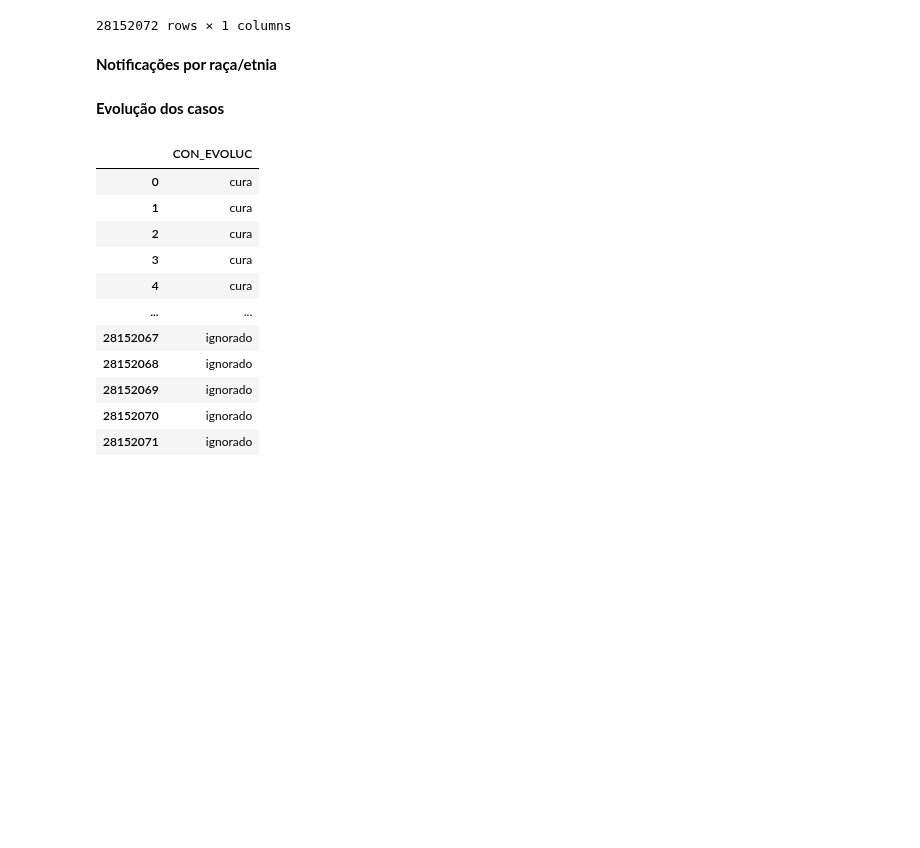
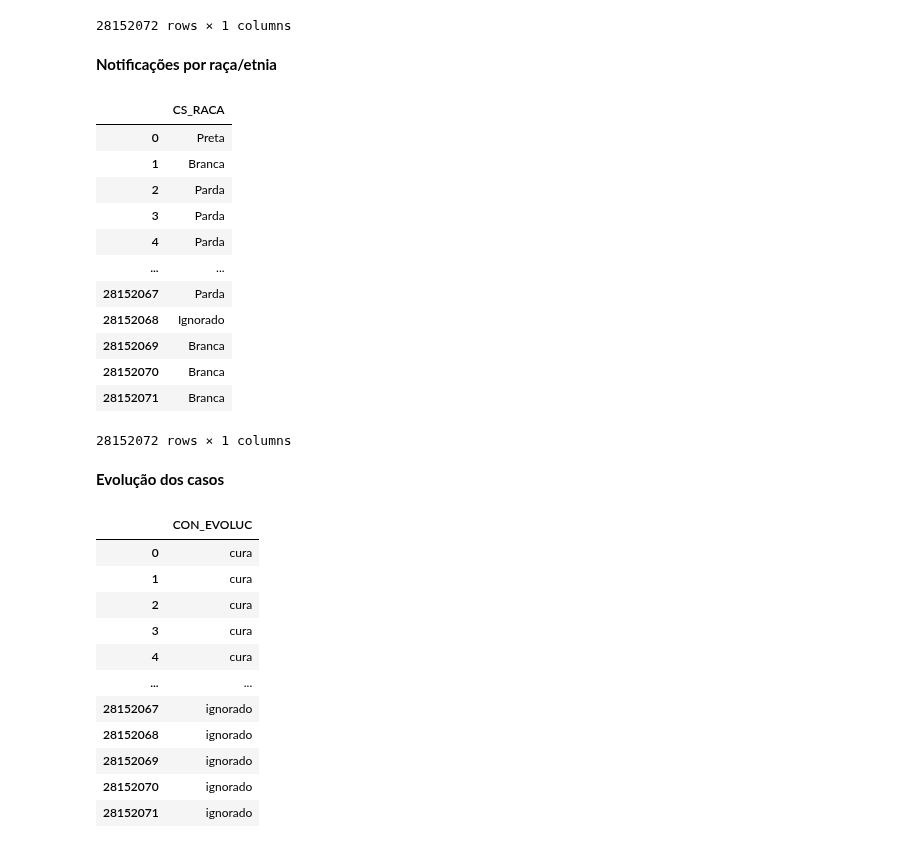
Before and after one commit to Romulol-B/Pysus-IBGE, a Jupyter notebook: sinan.ipynb, the cells around one changed output. Drawn from its saved outputs; the diff is of its cells as text; code cells hidden in the pictures; blank space fills up the shorter version.

```diff
--- a/sinan.ipynb
+++ b/sinan.ipynb
@@ -169,25 +209,41 @@ classi_fin
 # %%
 cs_raca = (
     df
     .select(
         pl.col("CS_RACA")
         .str.strip_chars()
         .replace({
             '': 'Ignorado',
             '1': 'Branca',
             '2': 'Preta',
             '3': 'Amarela',
             '4': 'Parda',
             '5': 'Indígena',
             '9': 'Ignorado',
             '@': 'Ignorado'
         })
         .fill_null("Ignorado")
         .alias("CS_RACA")
     )
     .collect()
     .to_pandas()
 )
+
+cs_raca
+# %% [output]
+|  | CS_RACA |
+| 0 | Preta |
+| 1 | Branca |
+| 2 | Parda |
+| 3 | Parda |
+| 4 | Parda |
+| ... | ... |
+| 28152067 | Parda |
+| 28152068 | Ignorado |
+| 28152069 | Branca |
+| 28152070 | Branca |
+| 28152071 | Branca |
+28152072 rows × 1 columns
 # %% [markdown]
 **Evolução dos casos**
 # %%
```
Also changed, not shown: parts of 13 cells of this notebook.
